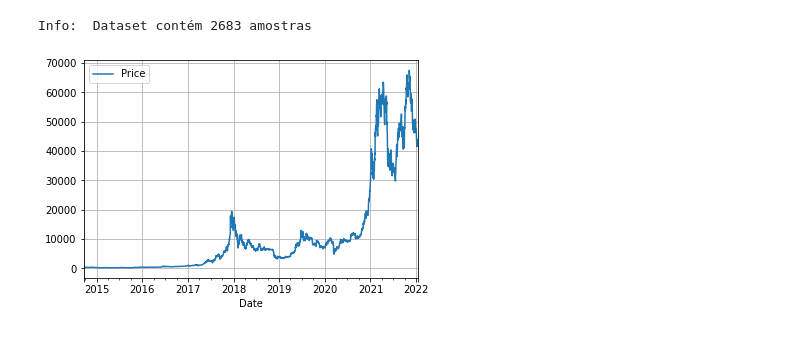
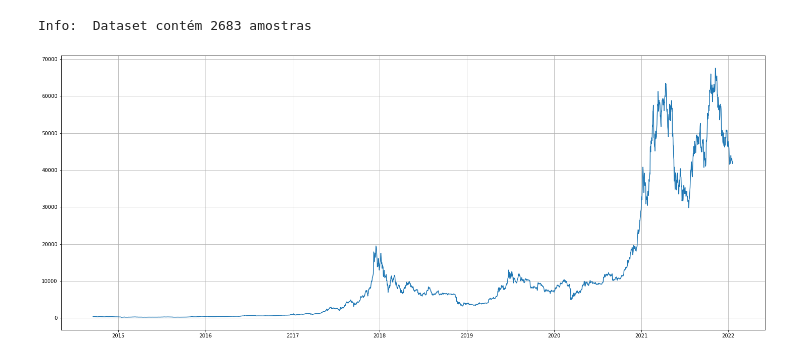
Before and after one commit to luanzitto/BitCoin_forecast, a Jupyter notebook: InitialExploration.ipynb, the cells around one changed output. Cells and saved outputs as stored; diff of their text form; code cells hidden in the pictures.

```diff
--- a/InitialExploration.ipynb
+++ b/InitialExploration.ipynb
@@ -79,11 +80,12 @@ print('\n\033[1mInfo: \033[0m Dataset contém {} amostras'.format(df.shape[0]))
 | 2014-09-26 | 404.424988 |
 Info:  Dataset contém 2683 amostras
 # %%
-df.plot()
+plt.figure(figsize=(25,10))
+plt.plot(df)
 plt.grid()
 plt.show()
 # %% [output]
-[figure, old version]
+[figure, new version]
 # %%
 fig = px.area(df, title ="Variação de preço 2015 até 2022", labels=dict( Date="Data", value="Preço ($)", variable="Legenda"))
 fig.show()
```
Also changed, not shown: parts of 1 cell of this notebook.
